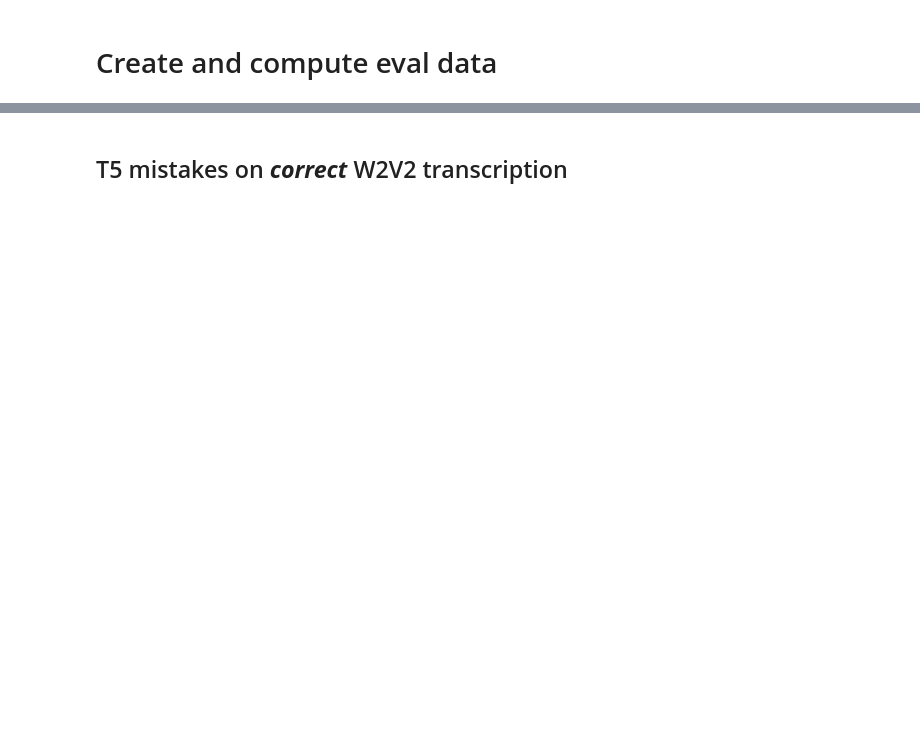
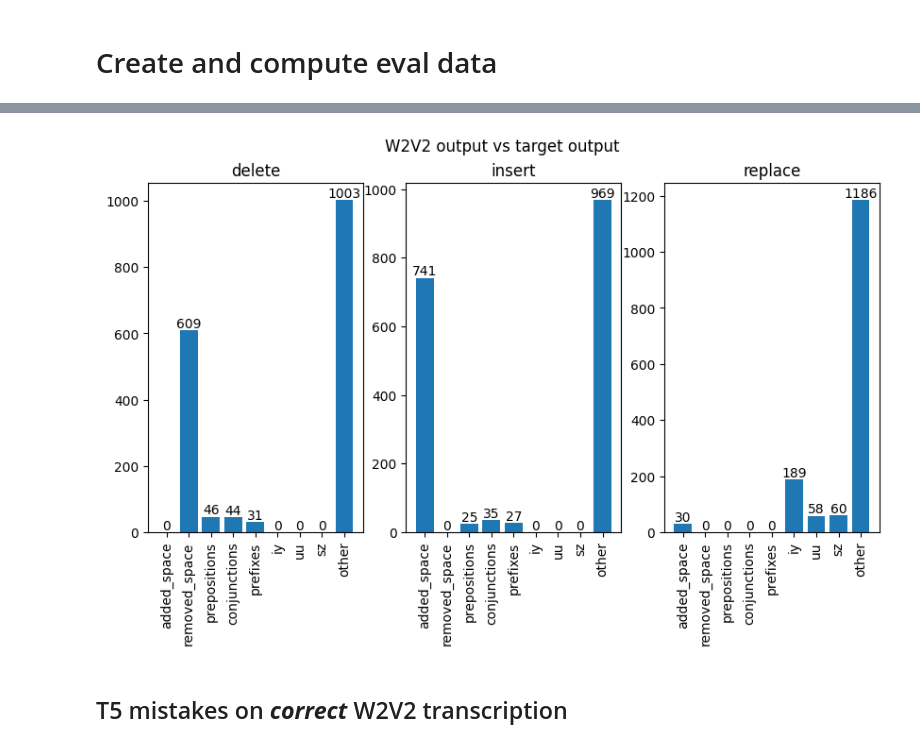
Before and after one commit to sulcm/wav2vec2-w-T5-cs, a Jupyter notebook: error_eval.ipynb, the cells around one changed output, grey strips where cells are left out. Cells and saved outputs as stored; diff of their text form; code cells hidden in the pictures; blank space fills up the shorter version.

```diff
--- a/error_eval.ipynb
+++ b/error_eval.ipynb
@@ -204,3 +313,7 @@ def compare_outputs(idx: int) -> None:
+# %%
+st6_error_analysis.plot_error_analysis(w2v2_errors, title="W2V2 output vs target output")
+# %% [output]
+[figure, added]
 # %% [markdown]
 ## T5 mistakes on ***correct*** W2V2 transcription
 # %%
```
Also changed, not shown: parts of 27 cells of this notebook, 6 other files.
